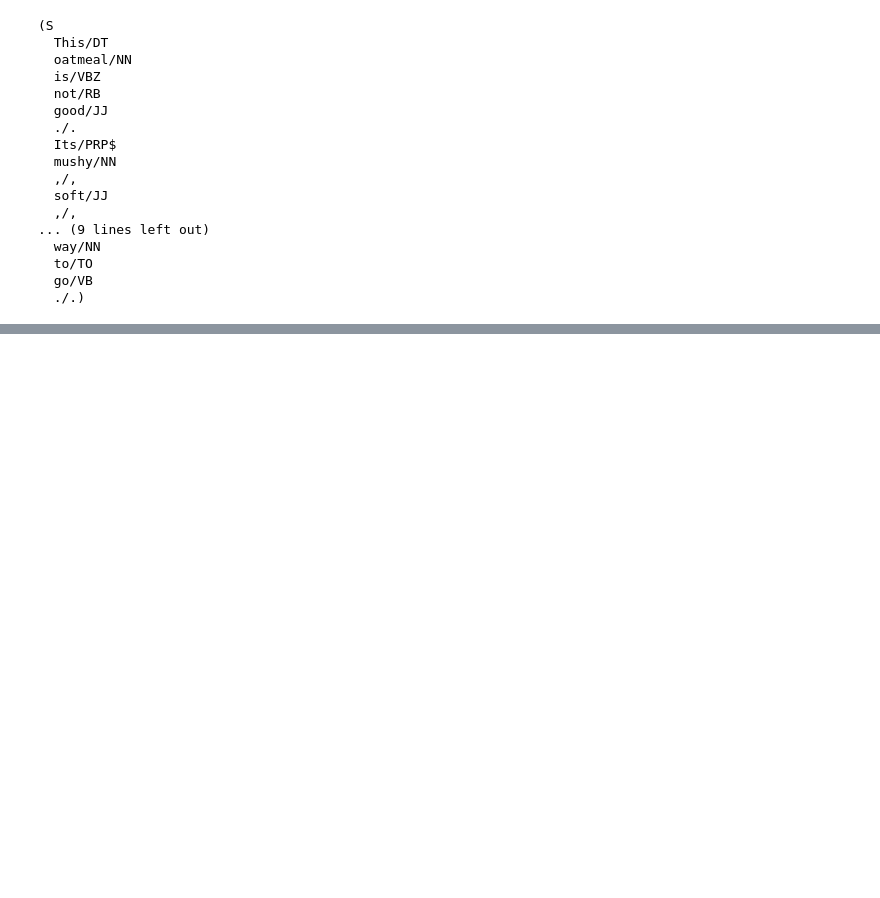
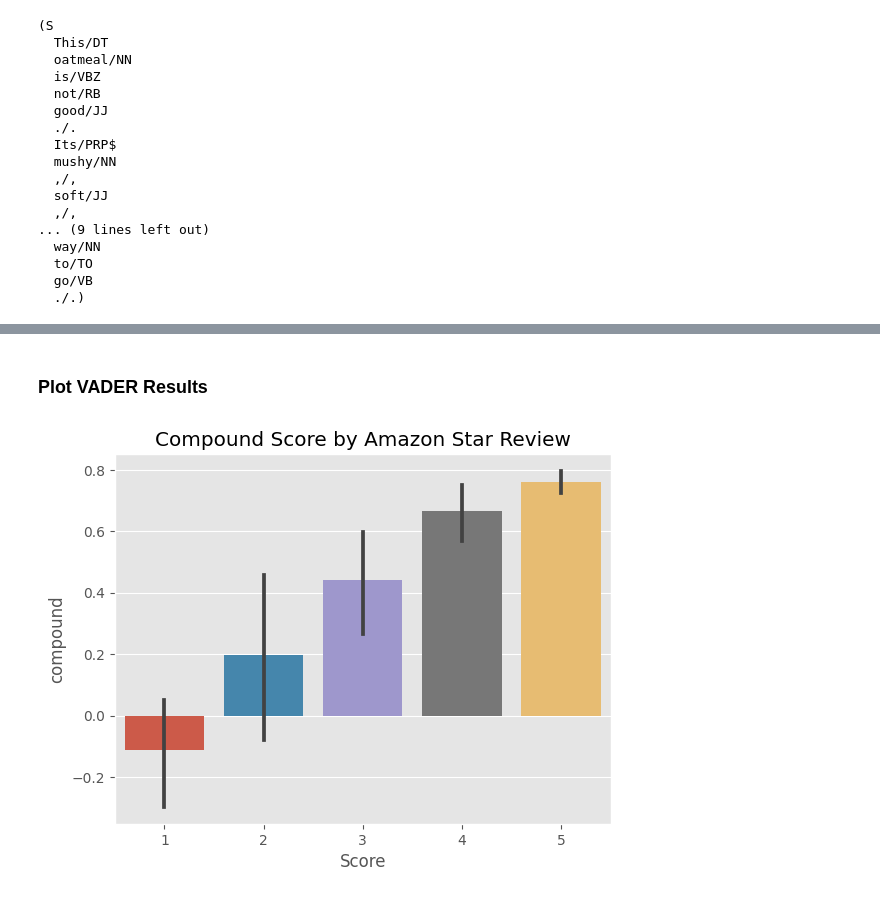
Before and after one commit to SarahElkheshin/Kaggle-Seaborn, a Jupyter notebook: sentiment-analysis.ipynb, the cells around one changed output, grey strips where cells are left out. Saved outputs shown, nothing was run; the diff lists cells and outputs as text; code cells hidden in the pictures; blank space fills up the shorter version.

Commit message:
Kaggle Notebook | Sentiment Analysis | VADER Model

```diff
--- a/sentiment-analysis.ipynb
+++ b/sentiment-analysis.ipynb
@@ -76,0 +83,5 @@ print(entities)
+# %%
+from nltk.sentiment import SentimentIntensityAnalyzer
+from tqdm.notebook import tqdm
+
+sia = SentimentIntensityAnalyzer()
@@ -76,0 +97,11 @@ print(entities)
+# %%
+# Run the polarity score on the entire dataset
+res = {}
+for i, row in tqdm(df.iterrows(), total=len(df)):
+    text = row['Text']
+    myid = row['Id']
+    res[myid] = sia.polarity_scores(text)
+# %%
+vaders = pd.DataFrame(res).T
+vaders = vaders.reset_index().rename(columns = {'index': 'Id'})
+vaders = vaders.merge(df, how = 'left')
@@ -76,0 +117,8 @@ print(entities)
+# %% [markdown]
+### Plot VADER Results
+# %%
+ax = sns.barplot(data=vaders, x='Score', y='compound')
+ax.set_title("Compound Score by Amazon Star Review")
+plt.show()
+# %% [output]
+[figure, added]
```
Also changed, not shown: parts of 6 cells of this notebook.
